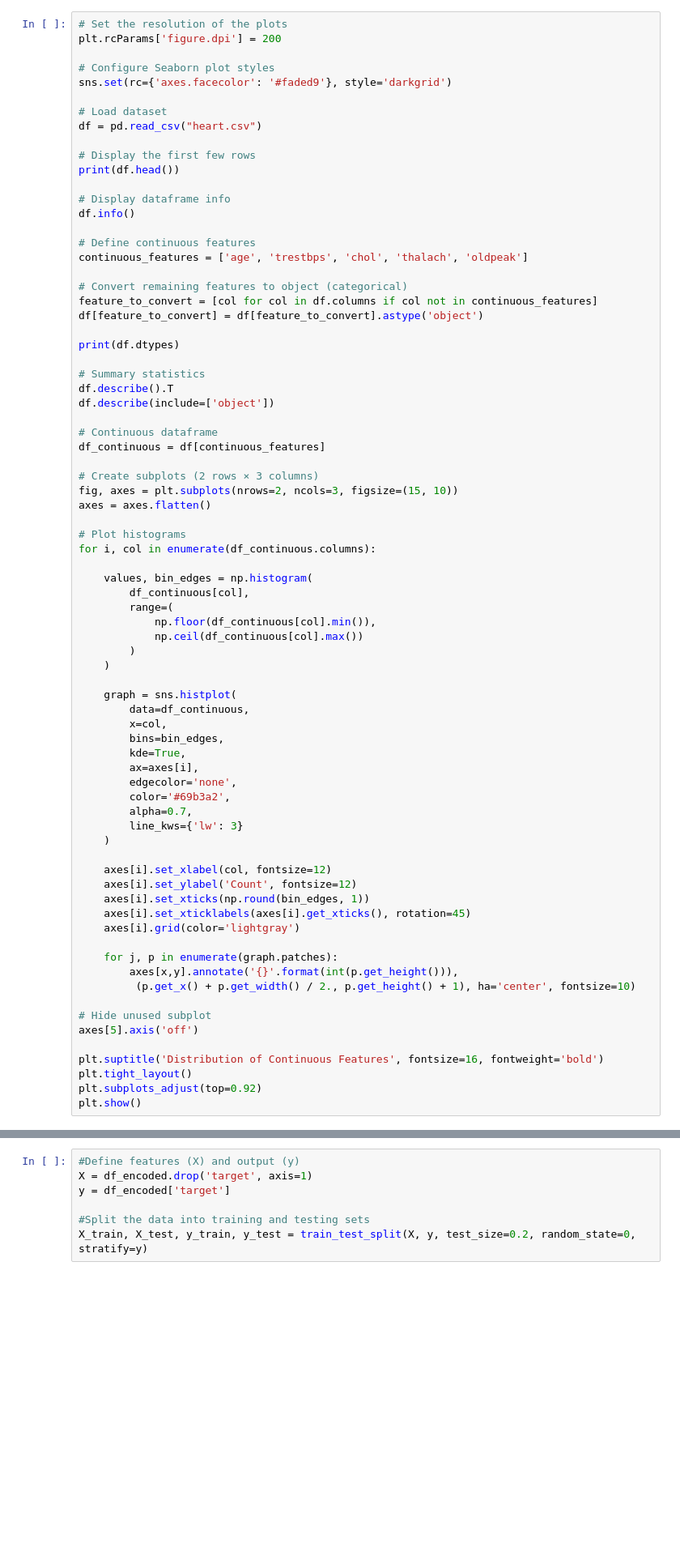
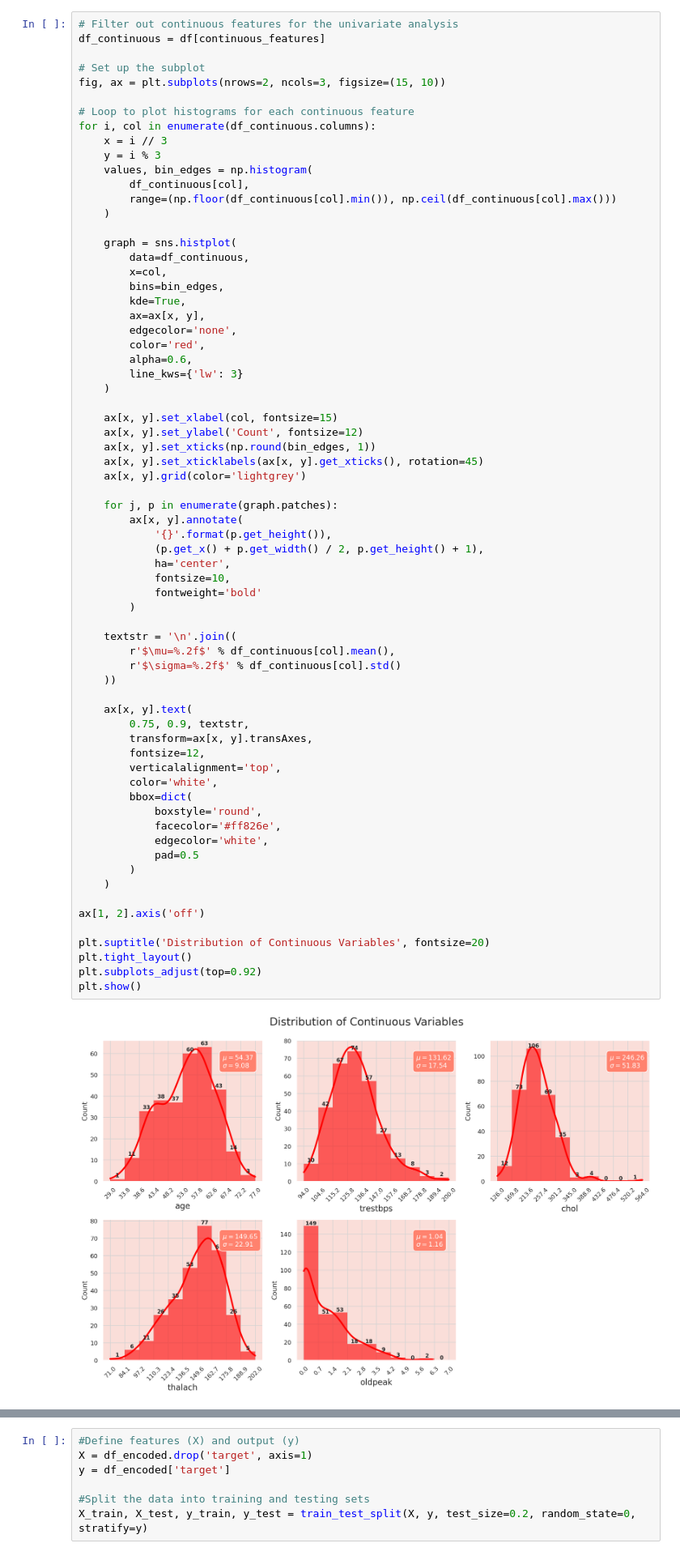
Before and after one commit to Anushka03716/DataScience, a Jupyter notebook: ProjectDataScience.ipynb, the cells around one changed output, grey strips where cells are left out. Shown at 81% size. Saved outputs shown, nothing was run; the diff lists cells and outputs as text; blank space fills up the shorter version.

```diff
--- a/ProjectDataScience.ipynb
+++ b/ProjectDataScience.ipynb
@@ -24,76 +123,70 @@ from sklearn.ensemble import RandomForestClassifier
 # %%
-# Set the resolution of the plots
-plt.rcParams['figure.dpi'] = 200
-
-# Configure Seaborn plot styles
-sns.set(rc={'axes.facecolor': '#faded9'}, style='darkgrid')
-
-# Load dataset
-df = pd.read_csv("heart.csv")
-
-# Display the first few rows
-print(df.head())
-
-# Display dataframe info
-df.info()
-
-# Define continuous features
-continuous_features = ['age', 'trestbps', 'chol', 'thalach', 'oldpeak']
-
-# Convert remaining features to object (categorical)
-feature_to_convert = [col for col in df.columns if col not in continuous_features]
-df[feature_to_convert] = df[feature_to_convert].astype('object')
-
-print(df.dtypes)
-
-# Summary statistics
-df.describe().T
-df.describe(include=['object'])
-
-# Continuous dataframe
+# Filter out continuous features for the univariate analysis
 df_continuous = df[continuous_features]
 
-# Create subplots (2 rows × 3 columns)
-fig, axes = plt.subplots(nrows=2, ncols=3, figsize=(15, 10))
-axes = axes.flatten()
+# Set up the subplot
+fig, ax = plt.subplots(nrows=2, ncols=3, figsize=(15, 10))
 
-# Plot histograms
+# Loop to plot histograms for each continuous feature
 for i, col in enumerate(df_continuous.columns):
-
+    x = i // 3
+    y = i % 3
     values, bin_edges = np.histogram(
         df_continuous[col],
-        range=(
-            np.floor(df_continuous[col].min()),
-            np.ceil(df_continuous[col].max())
-        )
+        range=(np.floor(df_continuous[col].min()), np.ceil(df_continuous[col].max()))
     )
 
     graph = sns.histplot(
         data=df_continuous,
         x=col,
         bins=bin_edges,
         kde=True,
-        ax=axes[i],
+        ax=ax[x, y],
         edgecolor='none',
-        color='#69b3a2',
-        alpha=0.7,
+        color='red',
+        alpha=0.6,
         line_kws={'lw': 3}
     )
 
-    axes[i].set_xlabel(col, fontsize=12)
-    axes[i].set_ylabel('Count', fontsize=12)
-    axes[i].set_xticks(np.round(bin_edges, 1))
-    axes[i].set_xticklabels(axes[i].get_xticks(), rotation=45)
-    axes[i].grid(color='lightgray')
+    ax[x, y].set_xlabel(col, fontsize=15)
+    ax[x, y].set_ylabel('Count', fontsize=12)
+    ax[x, y].set_xticks(np.round(bin_edges, 1))
+    ax[x, y].set_xticklabels(ax[x, y].get_xticks(), rotation=45)
+    ax[x, y].grid(color='lightgrey')
 
     for j, p in enumerate(graph.patches):
-        axes[x,y].annotate('{}'.format(int(p.get_height())),
-         (p.get_x() + p.get_width() / 2., p.get_height() + 1), ha='center', fontsize=10)
+        ax[x, y].annotate(
+            '{}'.format(p.get_height()),
+            (p.get_x() + p.get_width() / 2, p.get_height() + 1),
+            ha='center',
+            fontsize=10,
+            fontweight='bold'
+        )
 
-# Hide unused subplot
-axes[5].axis('off')
+    textstr = '\n'.join((
+        r'$\mu=%.2f$' % df_continuous[col].mean(),
+        r'$\sigma=%.2f$' % df_continuous[col].std()
+    ))
 
-plt.suptitle('Distribution of Continuous Features', fontsize=16, fontweight='bold')
+    ax[x, y].text(
+        0.75, 0.9, textstr,
+        transform=ax[x, y].transAxes,
+        fontsize=12,
+        verticalalignment='top',
+        color='white',
+        bbox=dict(
+            boxstyle='round',
+            facecolor='#ff826e',
+            edgecolor='white',
+            pad=0.5
+        )
+    )
+
+ax[1, 2].axis('off')
+
+plt.suptitle('Distribution of Continuous Variables', fontsize=20)
 plt.tight_layout()
 plt.subplots_adjust(top=0.92)
 plt.show()
+# %% [output]
+[figure, added]
```
Also changed, not shown: parts of 48 cells of this notebook.
